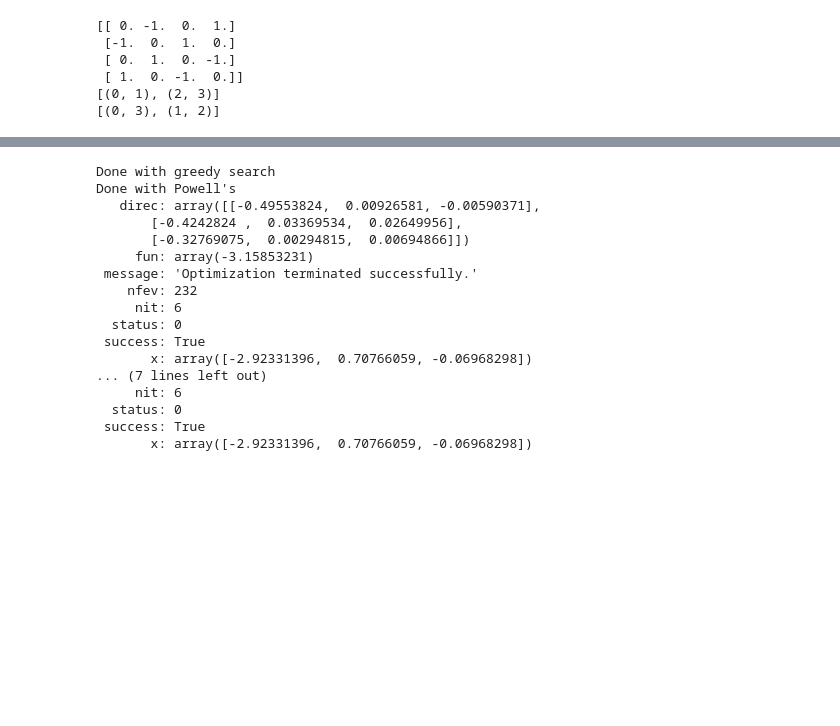
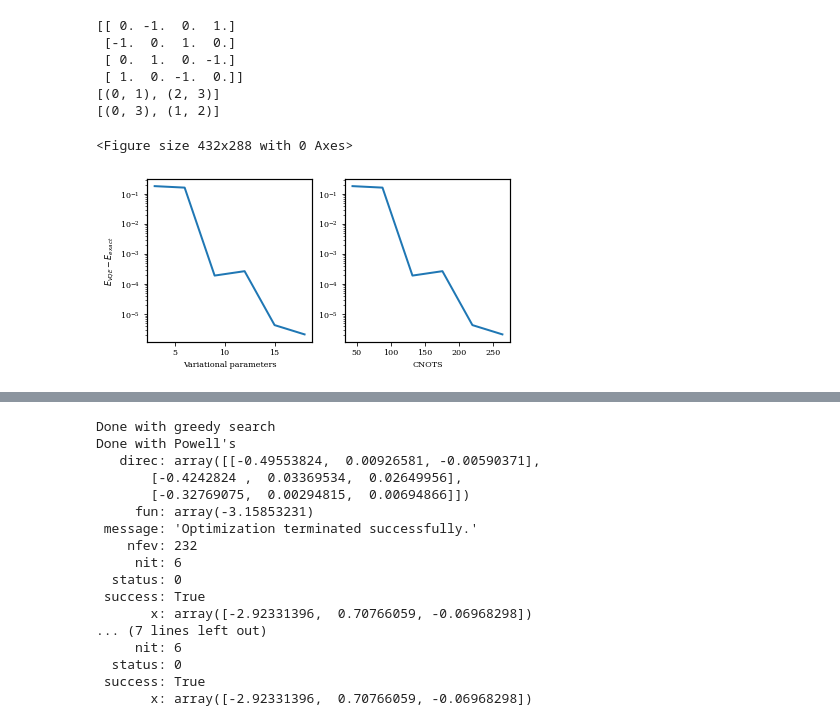
Before and after one commit to noahberthusen/qc_vqe, a Jupyter notebook: H4VQE_cirq.ipynb, the cells around one changed output, grey strips where cells are left out. Drawn from its saved outputs; the diff is of its cells as text; code cells hidden in the pictures; blank space fills up the shorter version.

```diff
--- a/H4VQE_cirq.ipynb
+++ b/H4VQE_cirq.ipynb
@@ -368,3 +366,35 @@ def var_ansatz(params):
  [ 1.  0. -1.  0.]]
 [(0, 1), (2, 3)]
 [(0, 3), (1, 2)]
+# %%
+import matplotlib.pyplot as plt
+
+plt.rcParams['font.family'] = 'serif'
+plt.rcParams['font.serif'] = ['Palatino'] + plt.rcParams['font.serif']
+plt.rc('axes', linewidth=1.2)
+plt.rc('xtick', labelsize=8)
+plt.rc('ytick', labelsize=8)
+plt.rc('axes', labelsize=8)
+plt.tight_layout()
+
+params = [3,6,9,12,15,18]
+cnots = [44 * x/3 for x in params]
+es = [-3.15868112, -3.17829569, -3.34065549, -3.34057843, -3.3408433, -3.3408455]
+E = -3.34084762
+diff = [abs(E - x) for x in es]
+
+fig, ax = plt.subplots(1, 2, figsize=(6.5, 3))
+
+ax[0].plot(params, diff, linewidth=2)
+ax[0].set_yscale('log')
+ax[0].set_ylabel('$E_{VQE} - E_{exact}$')
+ax[0].set_xlabel('Variational parameters')
+
+ax[1].plot(cnots, diff, linewidth=2)
+ax[1].set_yscale('log')
+ax[1].set_xlabel('CNOTS')
+
+plt.savefig('converge.png', dpi=300, transparent=False, bbox_inches='tight')
+# %% [output]
+<Figure size 432x288 with 0 Axes>
+[figure, added]
```
Also changed, not shown: parts of 5 cells of this notebook, 4 other files.
